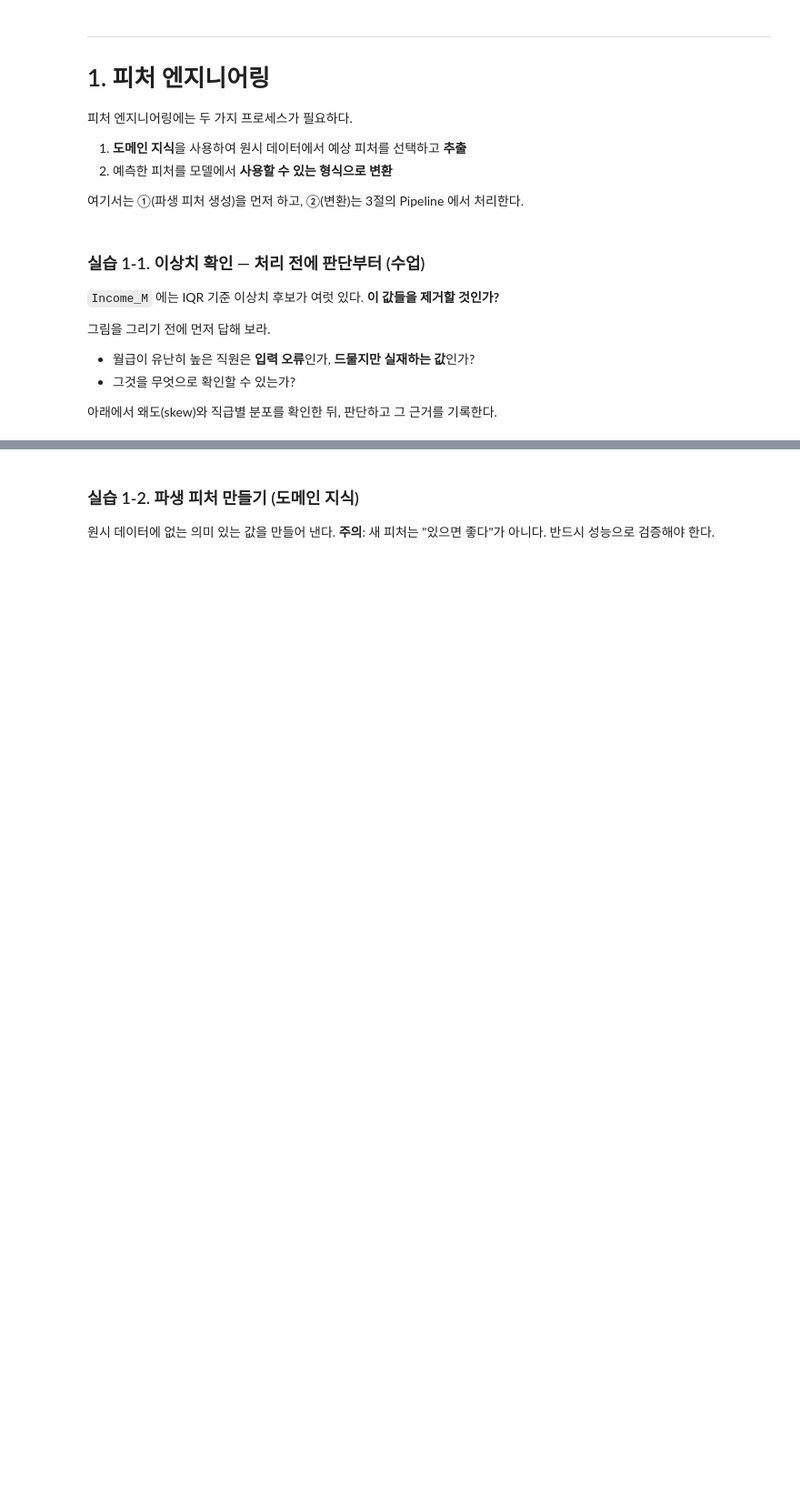
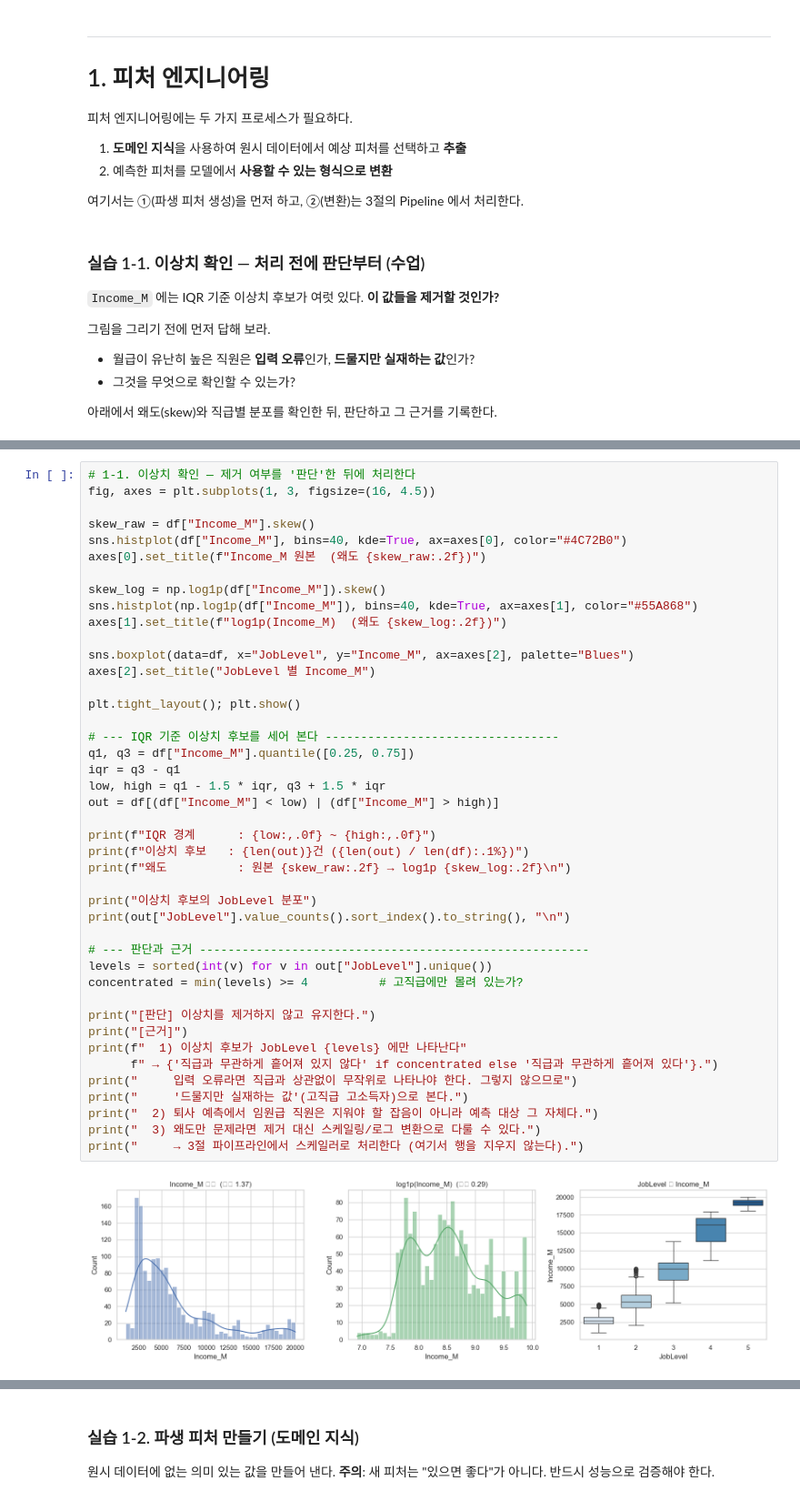
Before and after one commit to yeon-yeon1/AiPlatform, a Jupyter notebook: week3/3차시_실습_피처엔지니어링_모델개발.ipynb, the cells around one changed output, grey strips where cells are left out. Shown at 91% size. Drawn from its saved outputs; the diff is of its cells as text; blank space fills up the shorter version.

```diff
--- a/week3/3차시_실습_피처엔지니어링_모델개발.ipynb
+++ b/week3/3차시_실습_피처엔지니어링_모델개발.ipynb
@@ -143,0 +130,45 @@ shape: (1470, 20)
+# %%
+# 1-1. 이상치 확인 — 제거 여부를 '판단'한 뒤에 처리한다
+fig, axes = plt.subplots(1, 3, figsize=(16, 4.5))
+
+skew_raw = df["Income_M"].skew()
+sns.histplot(df["Income_M"], bins=40, kde=True, ax=axes[0], color="#4C72B0")
+axes[0].set_title(f"Income_M 원본  (왜도 {skew_raw:.2f})")
+
+skew_log = np.log1p(df["Income_M"]).skew()
+sns.histplot(np.log1p(df["Income_M"]), bins=40, kde=True, ax=axes[1], color="#55A868")
+axes[1].set_title(f"log1p(Income_M)  (왜도 {skew_log:.2f})")
+
+sns.boxplot(data=df, x="JobLevel", y="Income_M", ax=axes[2], palette="Blues")
+axes[2].set_title("JobLevel 별 Income_M")
+
+plt.tight_layout(); plt.show()
+
+# --- IQR 기준 이상치 후보를 세어 본다 ---------------------------------
+q1, q3 = df["Income_M"].quantile([0.25, 0.75])
+iqr = q3 - q1
+low, high = q1 - 1.5 * iqr, q3 + 1.5 * iqr
+out = df[(df["Income_M"] < low) | (df["Income_M"] > high)]
+
+print(f"IQR 경계      : {low:,.0f} ~ {high:,.0f}")
+print(f"이상치 후보   : {len(out)}건 ({len(out) / len(df):.1%})")
+print(f"왜도          : 원본 {skew_raw:.2f} → log1p {skew_log:.2f}\n")
+
+print("이상치 후보의 JobLevel 분포")
+print(out["JobLevel"].value_counts().sort_index().to_string(), "\n")
+
+# --- 판단과 근거 -------------------------------------------------------
+levels = sorted(int(v) for v in out["JobLevel"].unique())
+concentrated = min(levels) >= 4          # 고직급에만 몰려 있는가?
+
+print("[판단] 이상치를 제거하지 않고 유지한다.")
+print("[근거]")
+print(f"  1) 이상치 후보가 JobLevel {levels} 에만 나타난다"
+      f" → {'직급과 무관하게 흩어져 있지 않다' if concentrated else '직급과 무관하게 흩어져 있다'}.")
+print("     입력 오류라면 직급과 상관없이 무작위로 나타나야 한다. 그렇지 않으므로")
+print("     '드물지만 실재하는 값'(고직급 고소득자)으로 본다.")
+print("  2) 퇴사 예측에서 임원급 직원은 지워야 할 잡음이 아니라 예측 대상 그 자체다.")
+print("  3) 왜도만 문제라면 제거 대신 스케일링/로그 변환으로 다룰 수 있다.")
+print("     → 3절 파이프라인에서 스케일러로 처리한다 (여기서 행을 지우지 않는다).")
+# %% [output]
+[figure, added]
```
Also changed, not shown: parts of 31 cells of this notebook, 3 other files.
